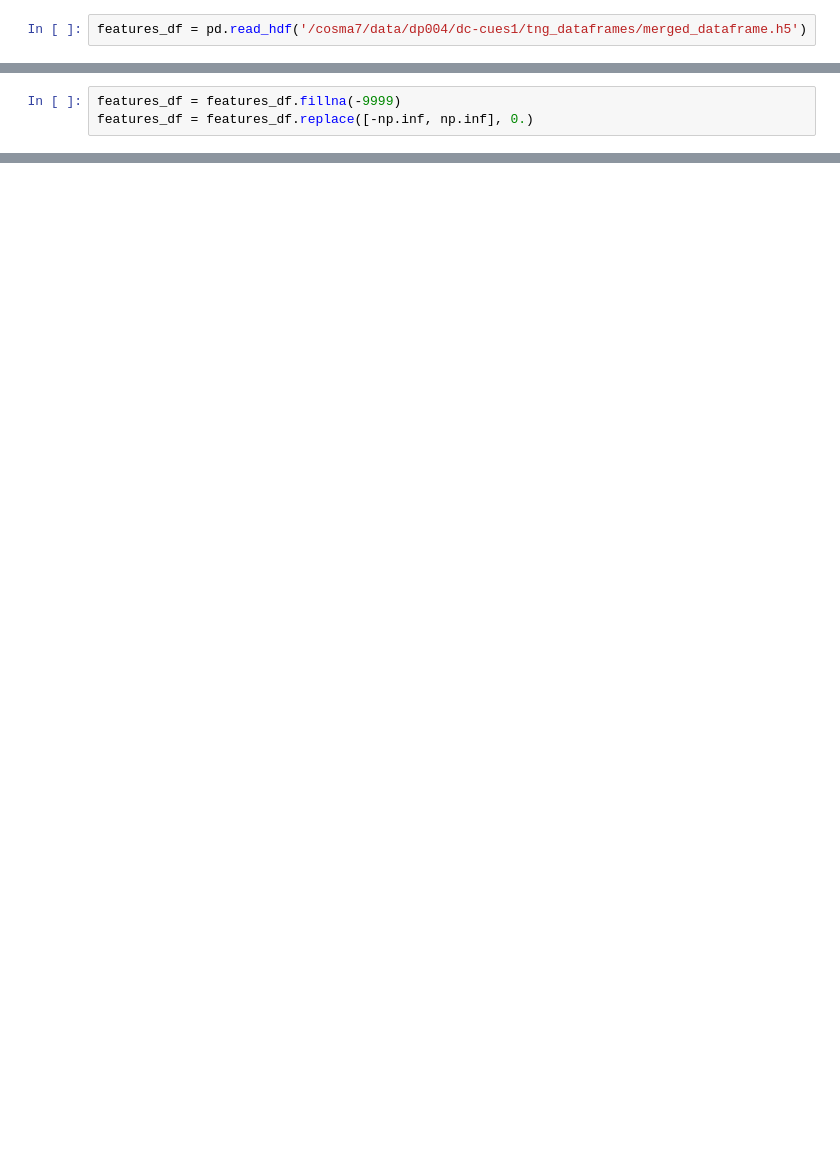
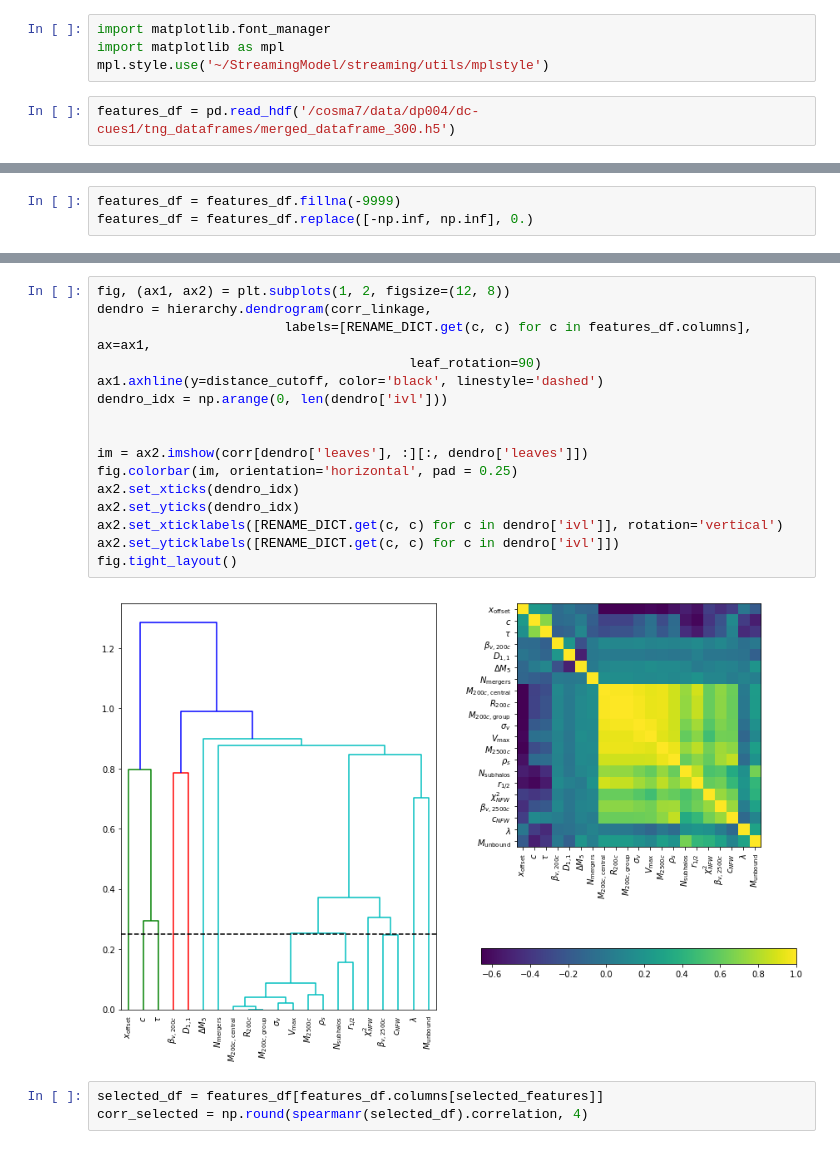
Before and after one commit to florpi/GaHaCo, a Jupyter notebook: notebooks/Correlations.ipynb, the cells around one changed output, grey strips where cells are left out. Drawn from its saved outputs; the diff is of its cells as text; blank space fills up the shorter version.

```diff
--- a/notebooks/Correlations.ipynb
+++ b/notebooks/Correlations.ipynb
@@ -15,2 +17,6 @@ from collections import defaultdict
+# %%
+import matplotlib.font_manager
+import matplotlib as mpl
+mpl.style.use('~/StreamingModel/streaming/utils/mplstyle')
 # %%
-features_df = pd.read_hdf('/cosma7/data/dp004/dc-cues1/tng_dataframes/merged_dataframe.h5')
+features_df = pd.read_hdf('/cosma7/data/dp004/dc-cues1/tng_dataframes/merged_dataframe_300.h5')
@@ -44,0 +131,21 @@ uncorrelated_df = select_uncorrelated_features(features_df, gini_importances)
+# %%
+fig, (ax1, ax2) = plt.subplots(1, 2, figsize=(12, 8))
+dendro = hierarchy.dendrogram(corr_linkage,
+                        labels=[RENAME_DICT.get(c, c) for c in features_df.columns], ax=ax1,
+                                        leaf_rotation=90)
+ax1.axhline(y=distance_cutoff, color='black', linestyle='dashed')
+dendro_idx = np.arange(0, len(dendro['ivl']))
+
+
+im = ax2.imshow(corr[dendro['leaves'], :][:, dendro['leaves']])
+fig.colorbar(im, orientation='horizontal', pad = 0.25)
+ax2.set_xticks(dendro_idx)
+ax2.set_yticks(dendro_idx)
+ax2.set_xticklabels([RENAME_DICT.get(c, c) for c in dendro['ivl']], rotation='vertical')
+ax2.set_yticklabels([RENAME_DICT.get(c, c) for c in dendro['ivl']])
+fig.tight_layout()
+# %% [output]
+[figure, added]
+# %%
+selected_df = features_df[features_df.columns[selected_features]]
+corr_selected = np.round(spearmanr(selected_df).correlation, 4)
```
Also changed, not shown: parts of 28 cells of this notebook, 5 other files.
